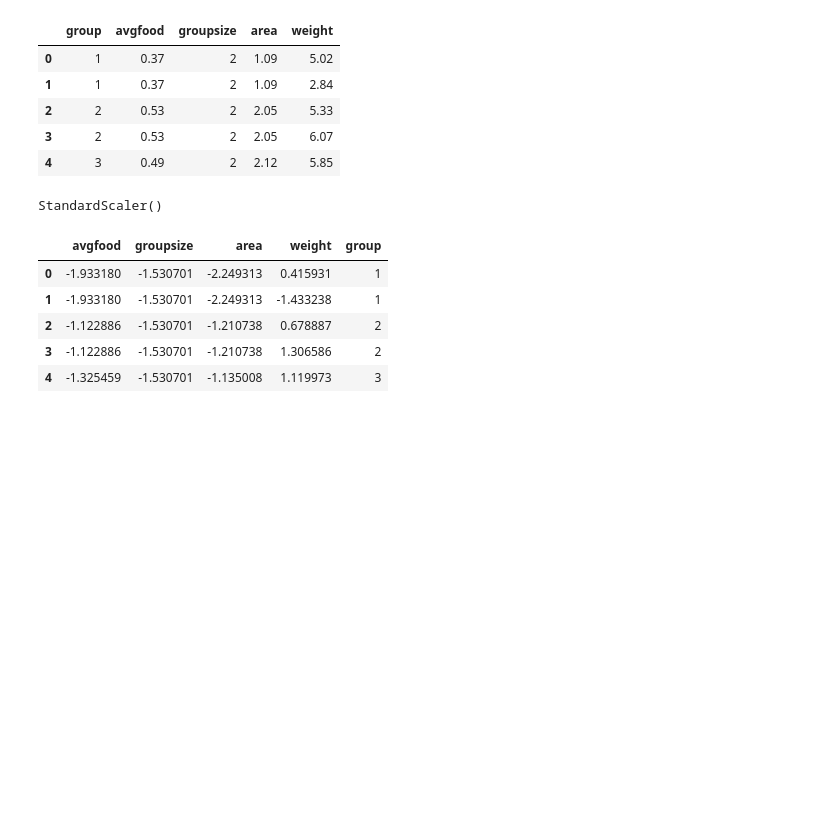
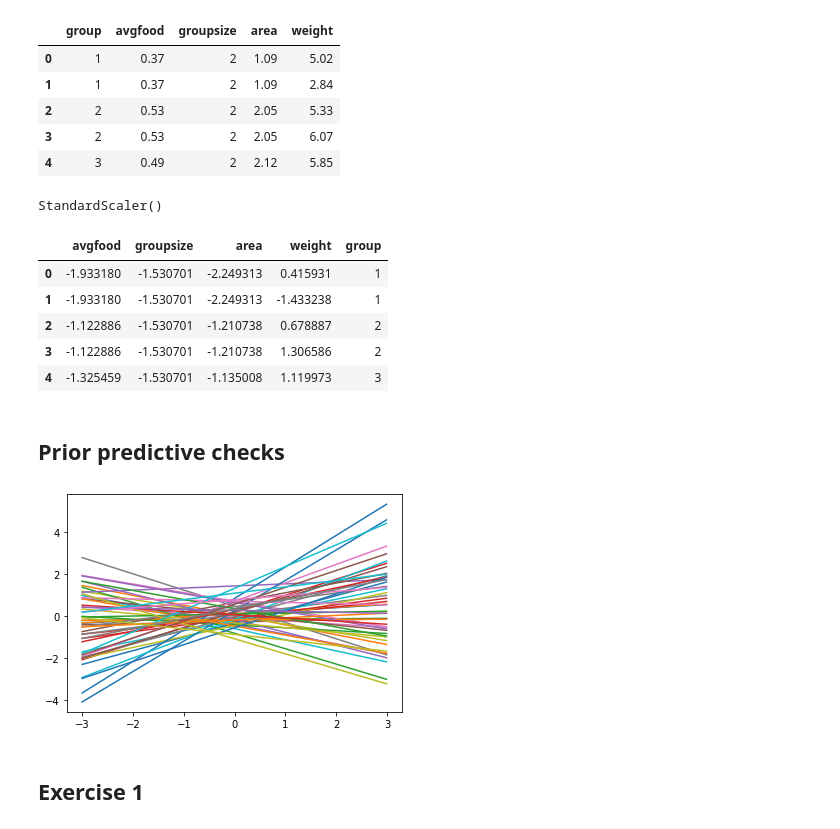
Before and after one commit to JimmyClowes/rethinking, a Jupyter notebook: notebooks/week_03.ipynb, the cells around one changed output. Drawn from its saved outputs; the diff is of its cells as text; code cells hidden in the pictures; blank space fills up the shorter version.

```diff
--- a/notebooks/week_03.ipynb
+++ b/notebooks/week_03.ipynb
@@ -43,6 +47,29 @@ df_scaled.head()
 | 2 | -1.122886 | -1.530701 | -1.210738 | 0.678887 | 2 |
 | 3 | -1.122886 | -1.530701 | -1.210738 | 1.306586 | 2 |
 | 4 | -1.325459 | -1.530701 | -1.135008 | 1.119973 | 3 |
+# %% [markdown]
+## Prior predictive checks
+# %%
+num_priors = 50
+# %%
+priors_df = pd.DataFrame({'alpha': np.random.normal(0, 0.5, num_priors),
+                         'beta': np.random.normal(0, 0.5, num_priors),
+                         'sigma': np.random.exponential(1, num_priors)})
+# %%
+x_vals = np.arange(-3, 3, 0.01)
+
+import matplotlib.pyplot as plt
+import seaborn as sns
+
+fig, ax = plt.subplots()
+
+for rowno in range(0, num_priors):
+    y_vals = priors_df['alpha'][rowno] + priors_df['beta'][rowno]*x_vals
+    sns.lineplot(x=x_vals, y=y_vals)
+# %% [output]
+[figure, added]
+# %% [markdown]
+## Exercise 1
 # %%
 model_code = """
 data {
```
Also changed, not shown: parts of 23 cells of this notebook, 1 other file.
